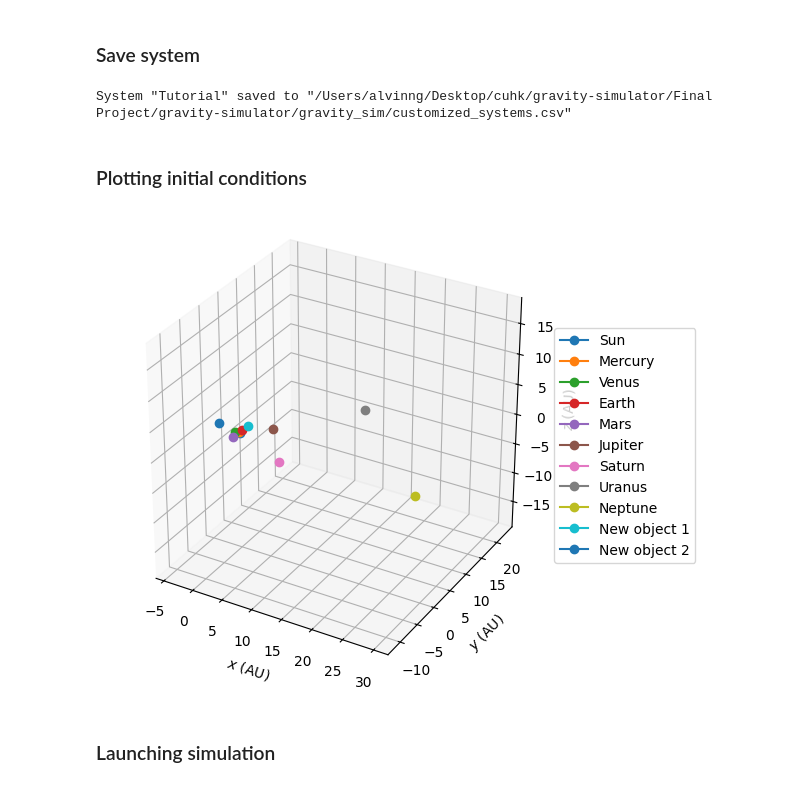
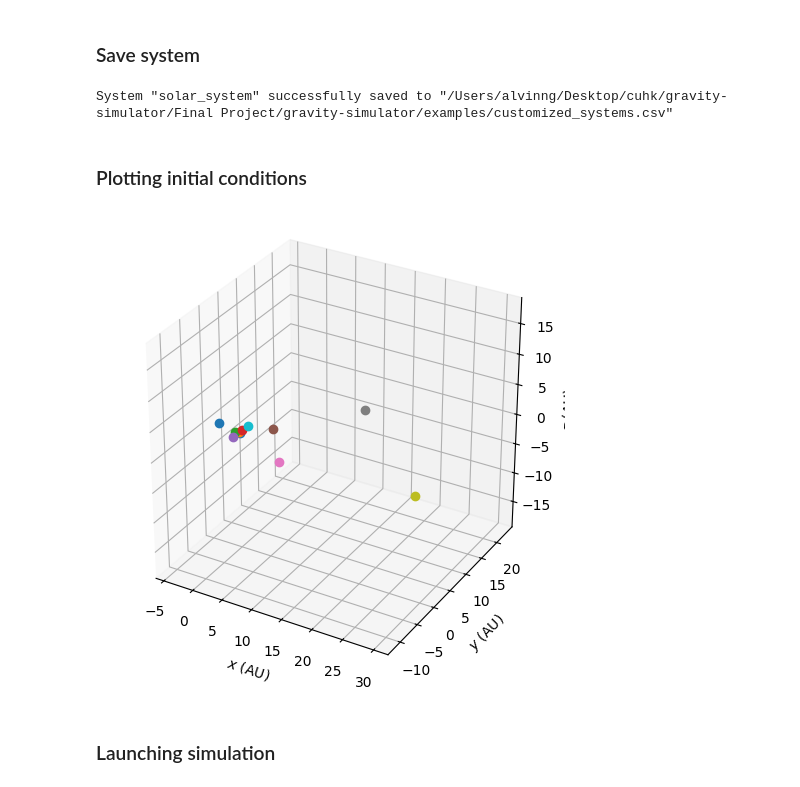
Before and after one commit to alvinng4/Gravity-Simulator, a Jupyter notebook: examples/tutorial.ipynb, the cells around one changed output. Drawn from its saved outputs; the diff is of its cells as text; code cells hidden in the pictures.

```diff
--- a/examples/tutorial.ipynb
+++ b/examples/tutorial.ipynb
@@ -63,20 +66,17 @@ system.center_of_mass_correction()
 # %% [markdown]
 ### Save system
 # %%
-system.save("Tutorial")
+system.save(Path(os.getcwd()) / "customized_systems.csv")
 
-# You can also load a customized system stored in customized_systems.csv
-# system.load("Tutorial")
+# You can also load customized system from csv files
+# system.load("solar_system", Path(os.getcwd()) / "customized_systems.csv")
 # %% [output]
-System "Tutorial" saved to "/Users/alvinng/Desktop/cuhk/gravity-simulator/Final Project/gravity-simulator/gravity_sim/customized_systems.csv"
+System "solar_system" successfully saved to "/Users/alvinng/Desktop/cuhk/gravity-simulator/Final Project/gravity-simulator/examples/customized_systems.csv"
 # %% [markdown]
 ### Plotting initial conditions
-# %%
-system.plot_3d_system(
-    labels=system.objects_names,
-    legend=True,
-)
-# %% [output]
-[figure, removed]
+# %%
+system.plot_3d_system()
+# %% [output]
+[figure, added]
 # %% [markdown]
 ### Launching simulation
```
Also changed, not shown: parts of 19 cells of this notebook, 6 other files.
